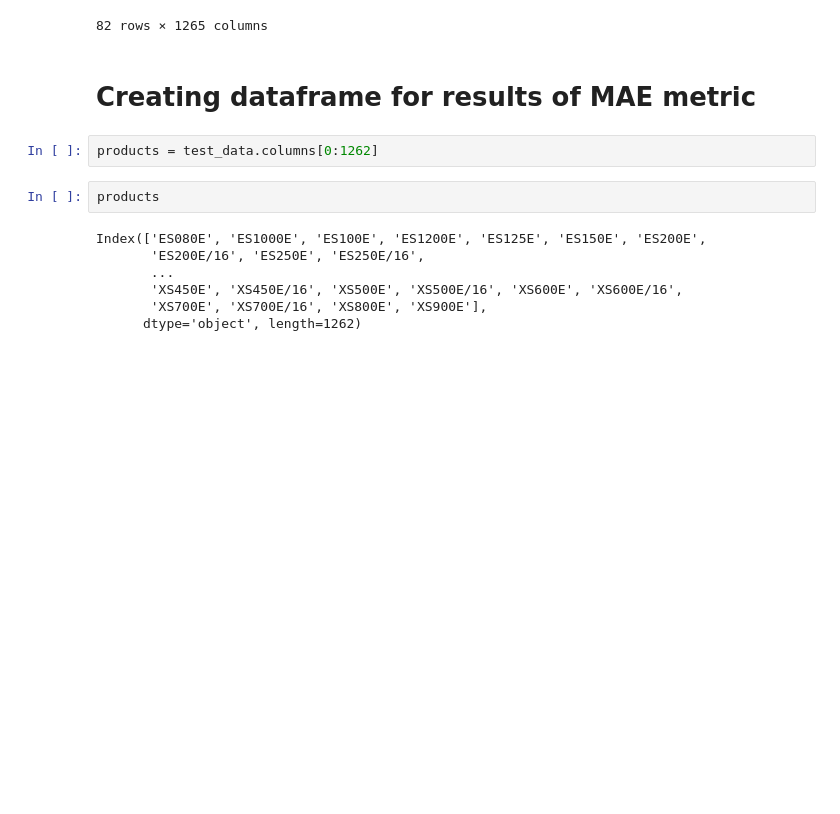
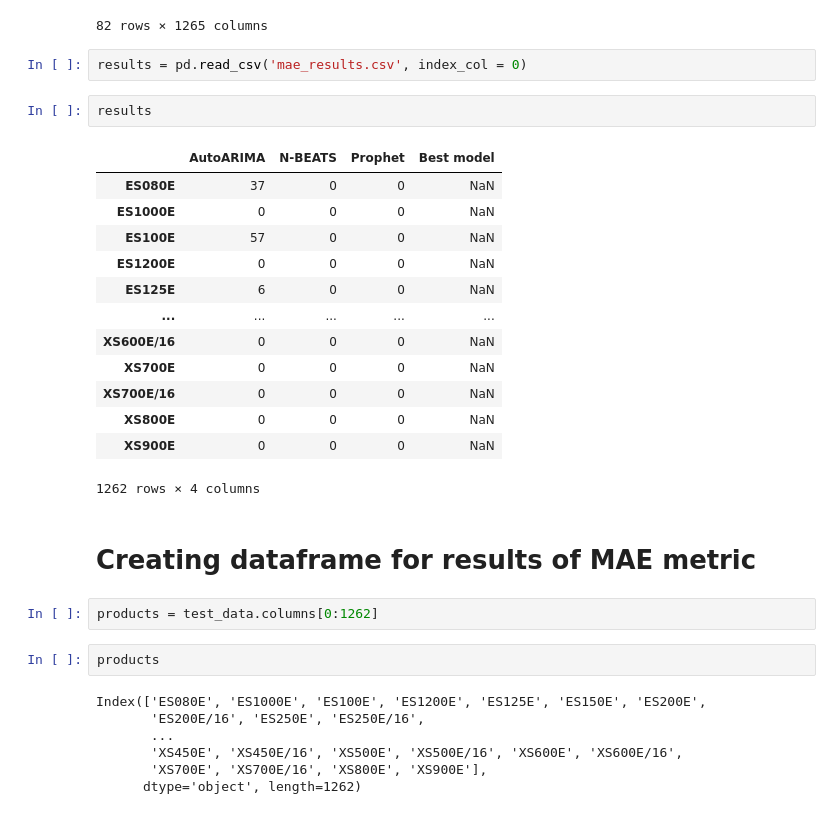
Before and after one commit to M-Kacprowicz/forecasting-tool, a Jupyter notebook: Results_processing.ipynb, the cells around one changed output. Drawn from its saved outputs; the diff is of its cells as text; blank space fills up the shorter version.

Commit message:
ARIMA model results processing part 2

```diff
--- a/Results_processing.ipynb
+++ b/Results_processing.ipynb
@@ -42,6 +42,24 @@ test_data
 | 2023-01-23 | 14 | 0 | 28 | 0 | 8 | 14 | 34 | 0 | 2 | 0 | ... | ... |
 | 2023-01-30 | 16 | 0 | 28 | 0 | 0 | 54 | 56 | 6 | 4 | 0 | ... | ... |
 82 rows × 1265 columns
+# %%
+results = pd.read_csv('mae_results.csv', index_col = 0)
+# %%
+results
+# %% [output]
+|  | AutoARIMA | N-BEATS | Prophet | Best model |
+| ES080E | 37 | 0 | 0 | NaN |
+| ES1000E | 0 | 0 | 0 | NaN |
+| ES100E | 57 | 0 | 0 | NaN |
+| ES1200E | 0 | 0 | 0 | NaN |
+| ES125E | 6 | 0 | 0 | NaN |
+| ... | ... | ... | ... | ... |
+| XS600E/16 | 0 | 0 | 0 | NaN |
+| XS700E | 0 | 0 | 0 | NaN |
+| XS700E/16 | 0 | 0 | 0 | NaN |
+| XS800E | 0 | 0 | 0 | NaN |
+| XS900E | 0 | 0 | 0 | NaN |
+1262 rows × 4 columns
 # %% [markdown]
 # Creating dataframe for results of MAE metric
 # %%
```
Also changed, not shown: parts of 7 cells of this notebook, 1 other file.
